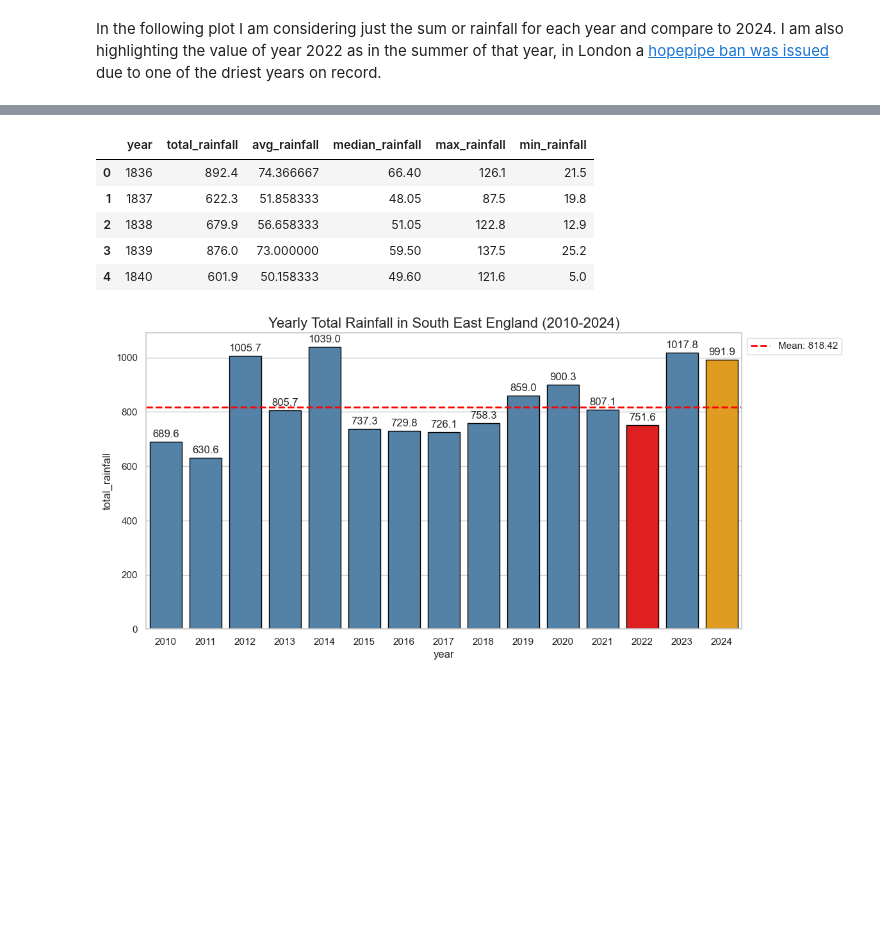
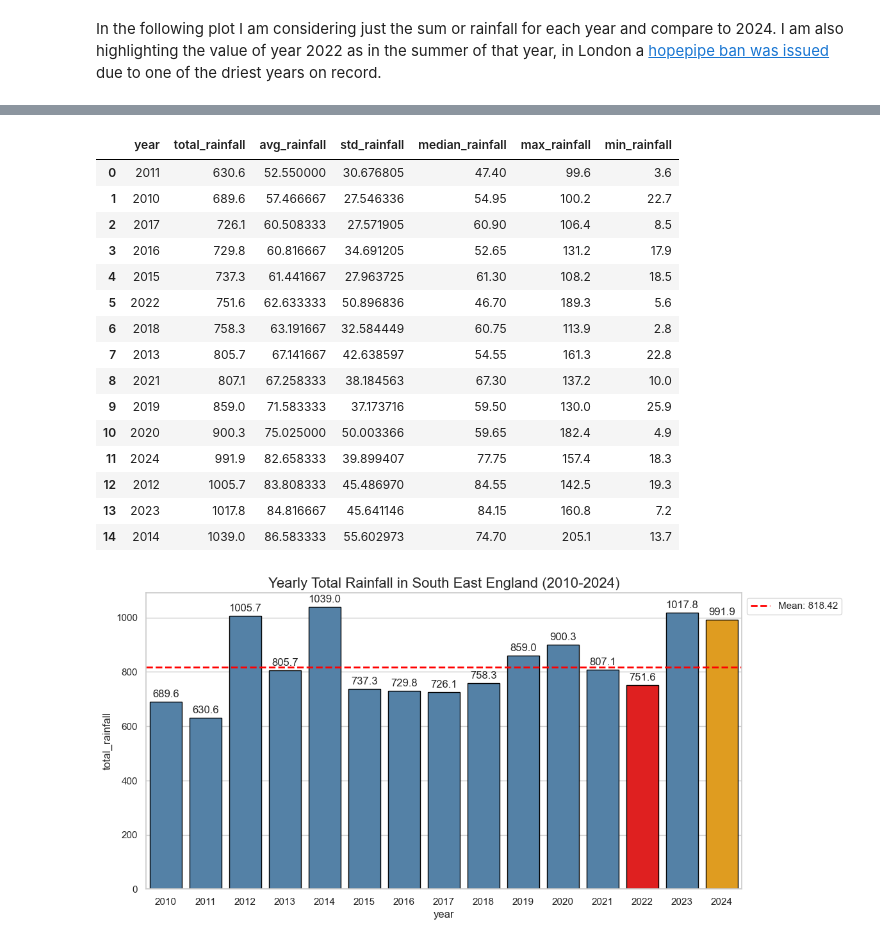
Before and after one commit to pacoraggio/London-Rainfall, a Jupyter notebook: data_source_analysis.ipynb, the cells around one changed output, grey strips where cells are left out. Drawn from its saved outputs; the diff is of its cells as text; code cells hidden in the pictures; blank space fills up the shorter version.

```diff
--- a/data_source_analysis.ipynb
+++ b/data_source_analysis.ipynb
@@ -204 +182,20 @@ Total Rainfall mean (2010-2023) = 818.42
+# %%
+rainfall_se[(rainfall_se['year'] >= 2010) & (rainfall_se['year']<=2024)].sort_values('total_rainfall').reset_index(drop=True)
+# %% [output]
+|  | year | total_rainfall | avg_rainfall | std_rainfall | median_rainfall | max_rainfall | min_rainfall |
+| 0 | 2011 | 630.6 | 52.550000 | 30.676805 | 47.40 | 99.6 | 3.6 |
+| 1 | 2010 | 689.6 | 57.466667 | 27.546336 | 54.95 | 100.2 | 22.7 |
+| 2 | 2017 | 726.1 | 60.508333 | 27.571905 | 60.90 | 106.4 | 8.5 |
+| 3 | 2016 | 729.8 | 60.816667 | 34.691205 | 52.65 | 131.2 | 17.9 |
+| 4 | 2015 | 737.3 | 61.441667 | 27.963725 | 61.30 | 108.2 | 18.5 |
+| 5 | 2022 | 751.6 | 62.633333 | 50.896836 | 46.70 | 189.3 | 5.6 |
+| 6 | 2018 | 758.3 | 63.191667 | 32.584449 | 60.75 | 113.9 | 2.8 |
+| 7 | 2013 | 805.7 | 67.141667 | 42.638597 | 54.55 | 161.3 | 22.8 |
+| 8 | 2021 | 807.1 | 67.258333 | 38.184563 | 67.30 | 137.2 | 10.0 |
+| 9 | 2019 | 859.0 | 71.583333 | 37.173716 | 59.50 | 130.0 | 25.9 |
+| 10 | 2020 | 900.3 | 75.025000 | 50.003366 | 59.65 | 182.4 | 4.9 |
+| 11 | 2024 | 991.9 | 82.658333 | 39.899407 | 77.75 | 157.4 | 18.3 |
+| 12 | 2012 | 1005.7 | 83.808333 | 45.486970 | 84.55 | 142.5 | 19.3 |
+| 13 | 2023 | 1017.8 | 84.816667 | 45.641146 | 84.15 | 160.8 | 7.2 |
+| 14 | 2014 | 1039.0 | 86.583333 | 55.602973 | 74.70 | 205.1 | 13.7 |
 # %%
@@ -206,22 +203,3 @@ from src.plotting import plot_rainfall
-# %%
-rainfall_se = (data_melt
-               .groupby('year')
-               .agg(
-                   total_rainfall=('rainfall', 'sum'),
-                   avg_rainfall=('rainfall', 'mean'),
-                   median_rainfall=('rainfall', 'median'),
-                   max_rainfall=('rainfall', 'max'),
-                   min_rainfall=('rainfall', 'min')
-                   )
-                   ).reset_index()
-rainfall_se.head()
-# %% [output]
-|  | year | total_rainfall | avg_rainfall | median_rainfall | max_rainfall | min_rainfall |
-| 0 | 1836 | 892.4 | 74.366667 | 66.40 | 126.1 | 21.5 |
-| 1 | 1837 | 622.3 | 51.858333 | 48.05 | 87.5 | 19.8 |
-| 2 | 1838 | 679.9 | 56.658333 | 51.05 | 122.8 | 12.9 |
-| 3 | 1839 | 876.0 | 73.000000 | 59.50 | 137.5 | 25.2 |
-| 4 | 1840 | 601.9 | 50.158333 | 49.60 | 121.6 | 5.0 |
 # %%
 start_year = 2010
 latest_yaer = 2024
```
Also changed, not shown: parts of 28 cells of this notebook, 3 other files.
